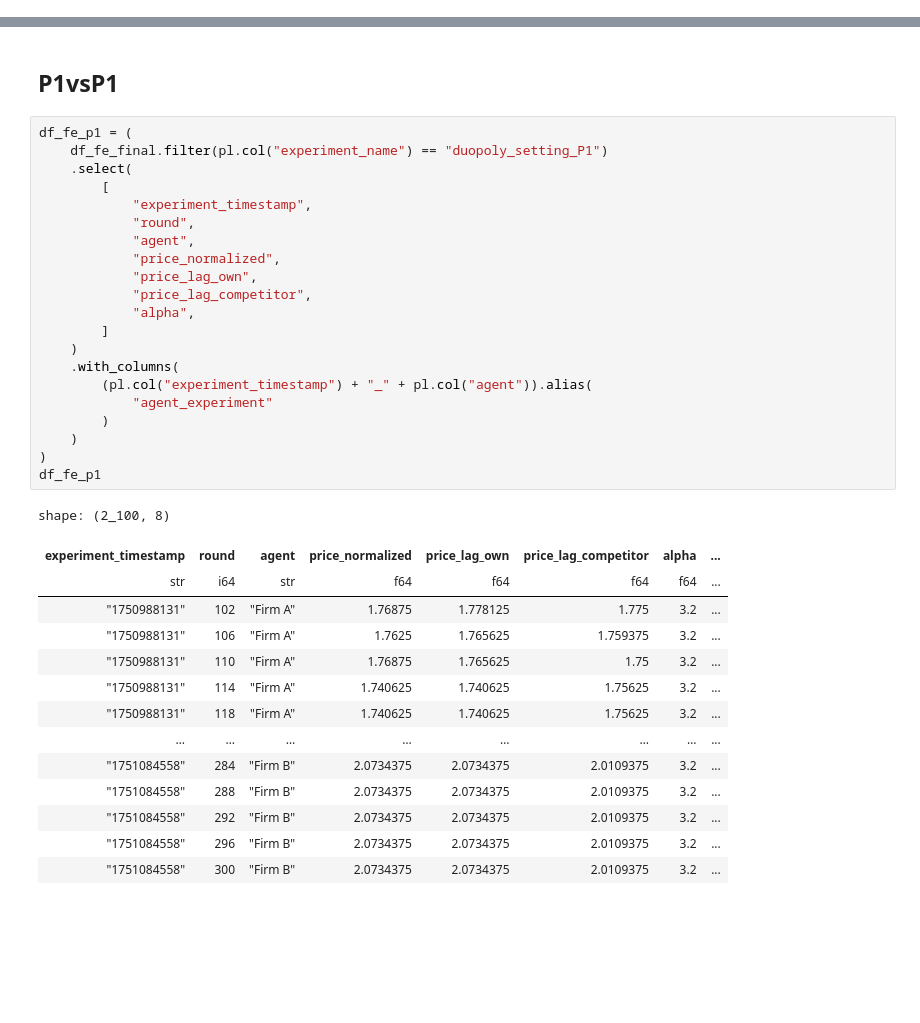
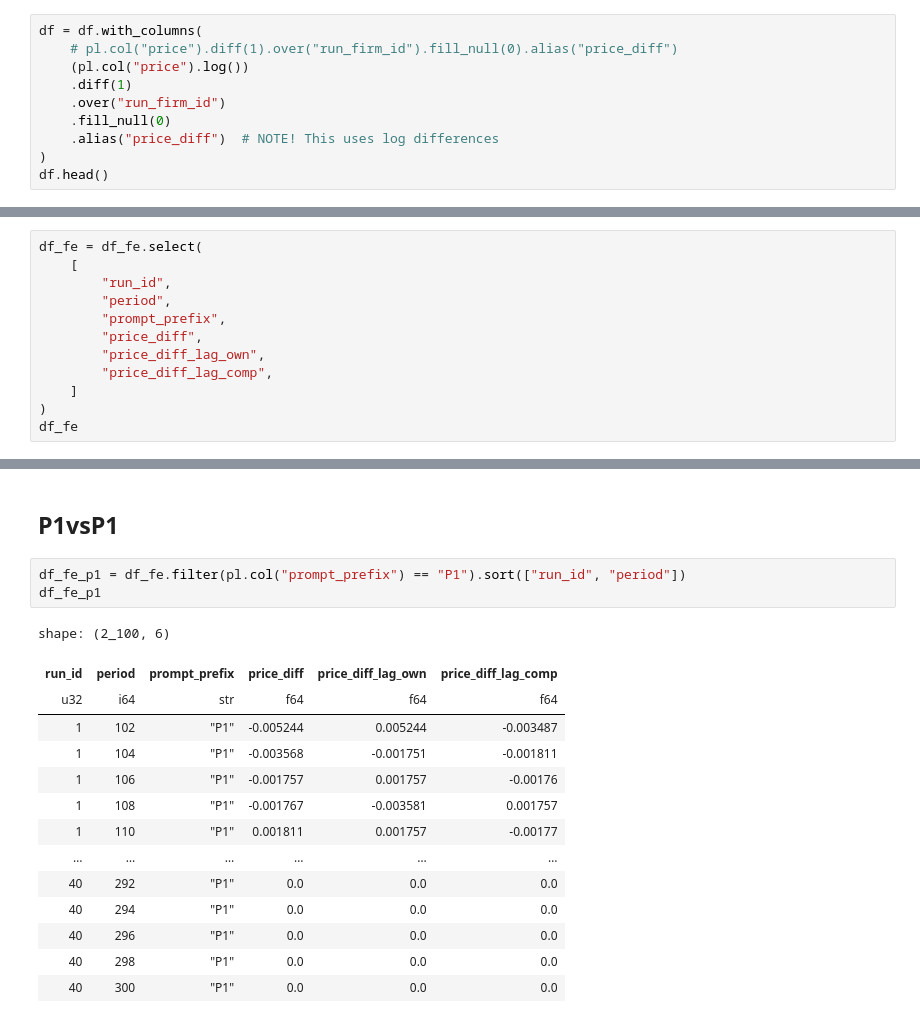
Before and after one commit to luciasauer/algorithmic_pricing_llms, a Jupyter notebook: notebooks/results_duopoly_juli.ipynb, the cells around one changed output, grey strips where cells are left out. Drawn from its saved outputs; the diff is of its cells as text; blank space fills up the shorter version.

```diff
--- a/notebooks/results_duopoly_juli.ipynb
+++ b/notebooks/results_duopoly_juli.ipynb
@@ -181,0 +275,10 @@ where $p_{i,r}^t$ is the price set by the agent $i$ at period $t$ of run $r$ of
+# %%
+df = df.with_columns(
+    # pl.col("price").diff(1).over("run_firm_id").fill_null(0).alias("price_diff")
+    (pl.col("price").log())
+    .diff(1)
+    .over("run_firm_id")
+    .fill_null(0)
+    .alias("price_diff")  # NOTE! This uses log differences
+)
+df.head()
@@ -181,0 +381,12 @@ where $p_{i,r}^t$ is the price set by the agent $i$ at period $t$ of run $r$ of
+# %%
+df_fe = df_fe.select(
+    [
+        "run_id",
+        "period",
+        "prompt_prefix",
+        "price_diff",
+        "price_diff_lag_own",
+        "price_diff_lag_comp",
+    ]
+)
+df_fe
@@ -182,40 +416,22 @@ where $p_{i,r}^t$ is the price set by the agent $i$ at period $t$ of run $r$ of
 # %% [markdown]
 ## P1vsP1
 # %%
-df_fe_p1 = (
-    df_fe_final.filter(pl.col("experiment_name") == "duopoly_setting_P1")
-    .select(
-        [
-            "experiment_timestamp",
-            "round",
-            "agent",
-            "price_normalized",
-            "price_lag_own",
-            "price_lag_competitor",
-            "alpha",
-        ]
-    )
-    .with_columns(
-        (pl.col("experiment_timestamp") + "_" + pl.col("agent")).alias(
-            "agent_experiment"
-        )
-    )
-)
+df_fe_p1 = df_fe.filter(pl.col("prompt_prefix") == "P1").sort(["run_id", "period"])
 df_fe_p1
 # %% [output]
-shape: (2_100, 8)
+shape: (2_100, 6)
-| experiment_timestamp | round | agent | price_normalized | price_lag_own | price_lag_competitor | alpha | ... |
-| str | i64 | str | f64 | f64 | f64 | f64 | ... |
-| "1750988131" | 102 | "Firm A" | 1.76875 | 1.778125 | 1.775 | 3.2 | ... |
-| "1750988131" | 106 | "Firm A" | 1.7625 | 1.765625 | 1.759375 | 3.2 | ... |
-| "1750988131" | 110 | "Firm A" | 1.76875 | 1.765625 | 1.75 | 3.2 | ... |
-| "1750988131" | 114 | "Firm A" | 1.740625 | 1.740625 | 1.75625 | 3.2 | ... |
-| "1750988131" | 118 | "Firm A" | 1.740625 | 1.740625 | 1.75625 | 3.2 | ... |
-| … | … | … | … | … | … | … | ... |
-| "1751084558" | 284 | "Firm B" | 2.0734375 | 2.0734375 | 2.0109375 | 3.2 | ... |
-| "1751084558" | 288 | "Firm B" | 2.0734375 | 2.0734375 | 2.0109375 | 3.2 | ... |
-| "1751084558" | 292 | "Firm B" | 2.0734375 | 2.0734375 | 2.0109375 | 3.2 | ... |
-| "1751084558" | 296 | "Firm B" | 2.0734375 | 2.0734375 | 2.0109375 | 3.2 | ... |
-| "1751084558" | 300 | "Firm B" | 2.0734375 | 2.0734375 | 2.0109375 | 3.2 | ... |
+| run_id | period | prompt_prefix | price_diff | price_diff_lag_own | price_diff_lag_comp |
+| u32 | i64 | str | f64 | f64 | f64 |
+| 1 | 102 | "P1" | -0.005244 | 0.005244 | -0.003487 |
+| 1 | 104 | "P1" | -0.003568 | -0.001751 | -0.001811 |
+| 1 | 106 | "P1" | -0.001757 | 0.001757 | -0.00176 |
+| 1 | 108 | "P1" | -0.001767 | -0.003581 | 0.001757 |
+| 1 | 110 | "P1" | 0.001811 | 0.001757 | -0.00177 |
+| … | … | … | … | … | … |
+| 40 | 292 | "P1" | 0.0 | 0.0 | 0.0 |
+| 40 | 294 | "P1" | 0.0 | 0.0 | 0.0 |
+| 40 | 296 | "P1" | 0.0 | 0.0 | 0.0 |
+| 40 | 298 | "P1" | 0.0 | 0.0 | 0.0 |
+| 40 | 300 | "P1" | 0.0 | 0.0 | 0.0 |
 # %%
 df_fe_p1 = df_fe_p1.to_pandas()
```
Also changed, not shown: parts of 27 cells of this notebook.
